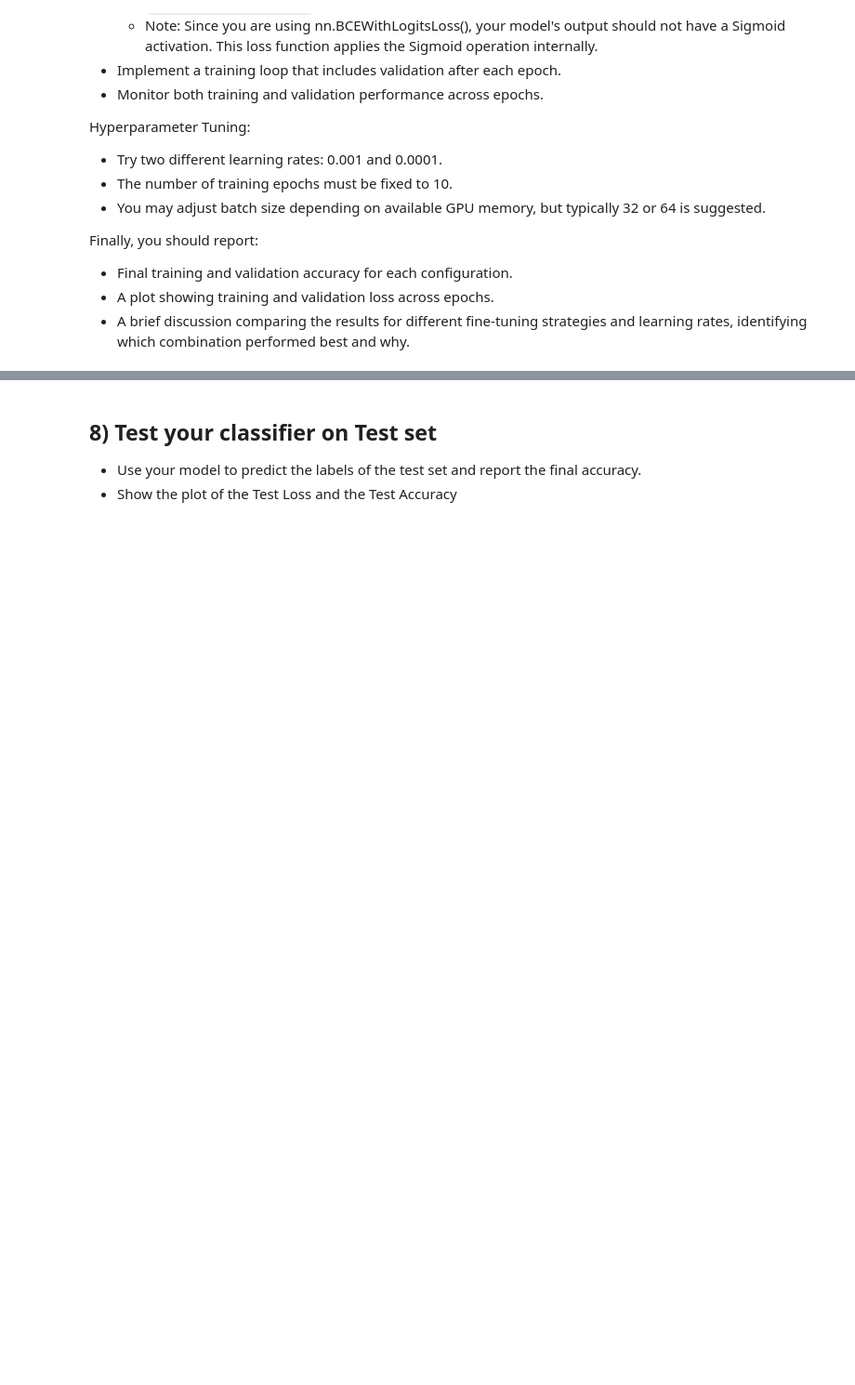
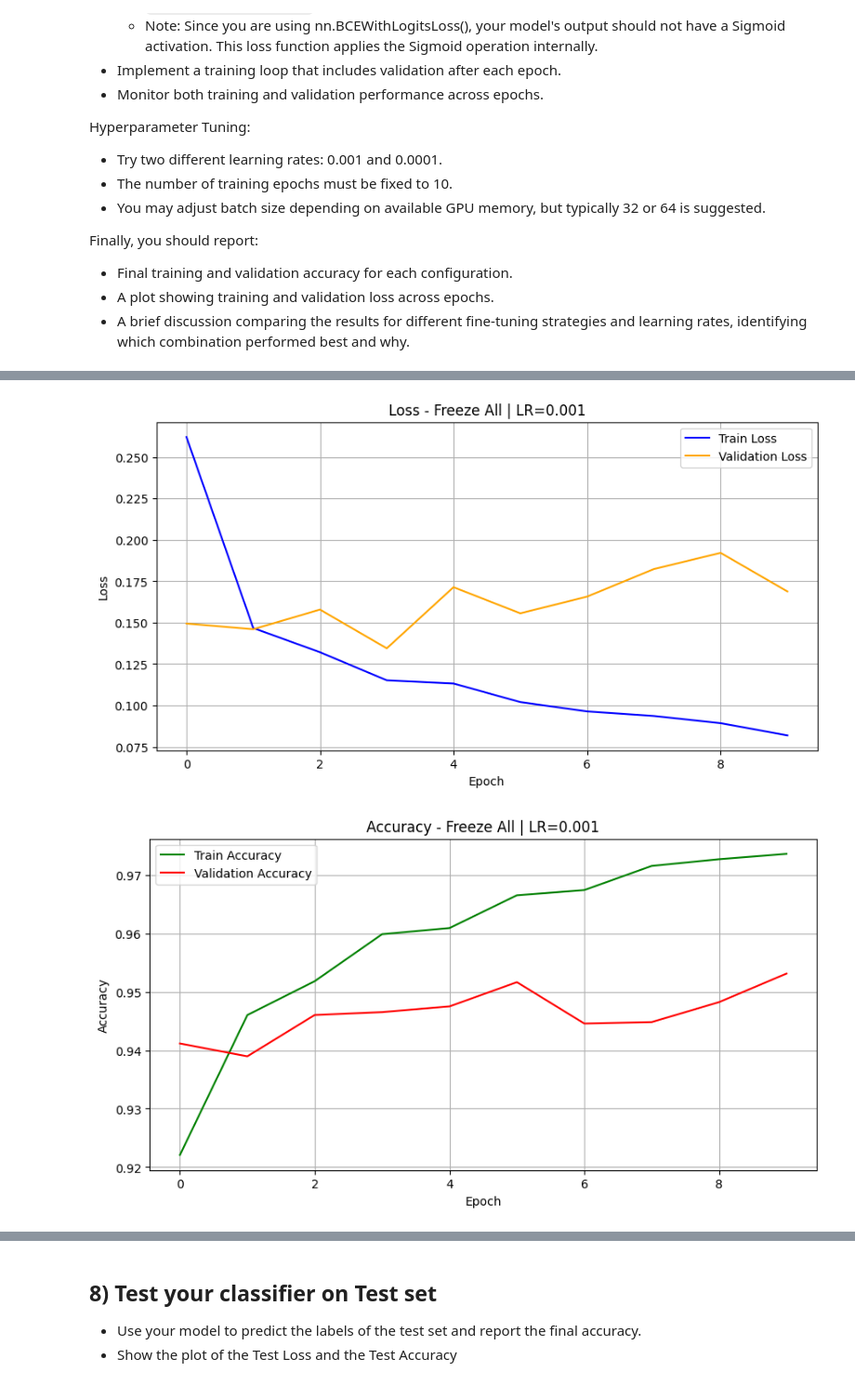
Before and after one commit to KainaK0/mia, a Jupyter notebook: mia-303_vision/img_align_celeba/Activity_using_Celeba_Dataset.ipynb, the cells around one changed output, grey strips where cells are left out. Shown at 93% size. Drawn from its saved outputs; the diff is of its cells as text; code cells hidden in the pictures; blank space fills up the shorter version.

```diff
--- a/mia-303_vision/img_align_celeba/Activity_using_Celeba_Dataset.ipynb
+++ b/mia-303_vision/img_align_celeba/Activity_using_Celeba_Dataset.ipynb
@@ -131,0 +132,9 @@ img
+# %%
+from sklearn.model_selection import train_test_split
+
+# Get 20% sample, stratified by category
+sampled_df, _ = train_test_split(gender_data, test_size=0.8, stratify=gender_data['Male'], random_state=42)
+gender_data = sampled_df.reset_index(drop=True)
+print(f"Cantidad total de imagenes reducidad a: {len(sampled_df)}")
+print(f"Cantidad Hombres:{len(sampled_df[sampled_df['Male'] == 1])}")
+print(f"Cantidad Mujeres:{len(sampled_df[sampled_df['Male'] == -1])}")
@@ -224,7 +237,9 @@ random_state = 42
 X = gender_data['image_id']
 y = gender_data['Male']
 
-X_train, X_temp, y_train, y_temp = train_test_split(X, y, test_size=(val_size + test_size), random_state=random_state, stratify=y
+X_train, X_temp, y_train, y_temp = train_test_split(X, y, test_size=(val_size + test_size),
+                                                    random_state=random_state,
+                                                    stratify=y
     )
 
     # Second split: split temp (20%) into validation (10%) and test (10%)
@@ -303,8 +318,8 @@ img_dir = path_img
 train_dataset = CelebADataset(train_data[['image_id', 'Male']], img_dir, transform=train_transforms)
 val_dataset = CelebADataset(val_data[['image_id', 'Male']], img_dir, transform=val_transforms)
 
-train_loader = DataLoader(train_dataset, batch_size=32, shuffle=True, num_workers=2)
-val_loader = DataLoader(val_dataset, batch_size=32, shuffle=False, num_workers=2)
+train_loader = DataLoader(train_dataset, batch_size=64, shuffle=True, num_workers=2)
+val_loader = DataLoader(val_dataset, batch_size=64, shuffle=False, num_workers=2)
 # %% [markdown]
 ## 6) Transfer Learning with VGG-16
 
@@ -450,13 +464,3 @@ def train_and_evaluate(model, train_loader, val_loader, criterion, optimizer, de
         print(f"Epoch {epoch+1}/{epochs}, Train Loss: {epoch_loss:.4f}, Train Acc: {epoch_acc:.4f}, Val Loss: {val_epoch_loss:.4f}, Val Acc: {val_epoch_acc:.4f}")
 
     return train_losses, val_losses, train_accuracies, val_accuracies
-# %%
-# your code here
-import torch
-import torch.nn as nn
-criterion = nn.BCEWithLogitsLoss()
-optimizer = optim.Adam(model.parameters(), lr=0.001, weight_decay=1e-4)
-
-trained = train_and_evaluate(model = model,train_loader = train_loader, val_loader = val_loader,
-                   criterion = criterion, optimizer = optimizer, device = device, epochs = 10)
-# Load the VGG16 model and make the changes
@@ -493,30 +563,38 @@ test_data = pd.concat([X_test,y_test], axis=1).reset_index(drop=True)
 # %%
 def plot_results(strategy_results, strategy_name):
-    for lr in strategy_results.keys():
-        train_losses, val_losses, train_acc, val_acc = strategy_results[lr]
+    for lr, res in strategy_results.items():
+        train_losses = res["train_losses"]
+        val_losses = res["val_losses"]
+        train_acc = res["train_accuracies"]
+        val_acc = res["val_accuracies"]
 
         # Plot Loss
         plt.figure(figsize=(10,5))
         plt.plot(train_losses, label="Train Loss", color='blue')
         plt.plot(val_losses, label="Validation Loss", color='orange')
         plt.title(f"Loss - {strategy_name} | LR={lr}")
         plt.xlabel("Epoch")
         plt.ylabel("Loss")
         plt.legend()
         plt.grid(True)
         plt.show()
 
         # Plot Accuracy
         plt.figure(figsize=(10,5))
         plt.plot(train_acc, label="Train Accuracy", color='green')
         plt.plot(val_acc, label="Validation Accuracy", color='red')
         plt.title(f"Accuracy - {strategy_name} | LR={lr}")
         plt.xlabel("Epoch")
         plt.ylabel("Accuracy")
         plt.legend()
         plt.grid(True)
         plt.show()
 
 # Call for each strategy
 # Plot the results of the Strategy 1 (Freeze All)
 # Plot the results of the Strategy 2 (Unfreeze Last Block)
+plot_results(results_frozen, "Freeze All")
+plot_results(results_last_block, "Unfreeze Last Block")
+# %% [output]
+[figure, added]
+[figure, added]
```
Also changed, not shown: parts of 14 cells of this notebook, 1 other file.
